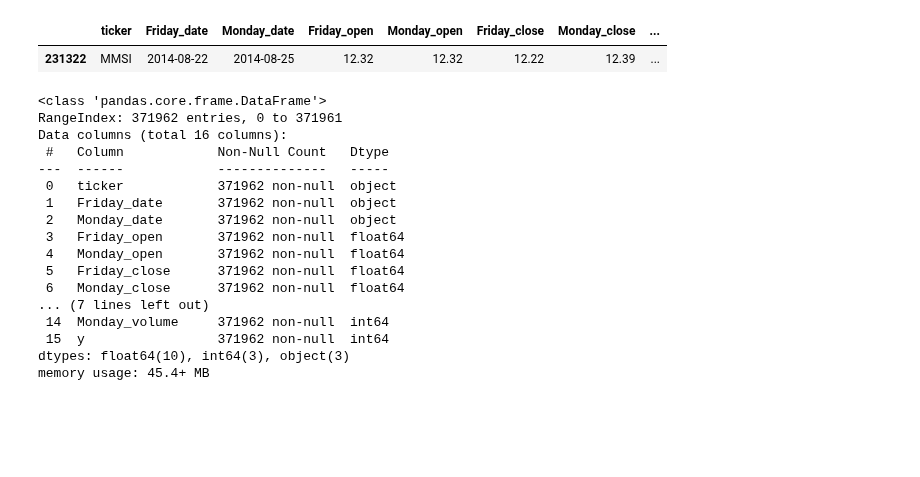
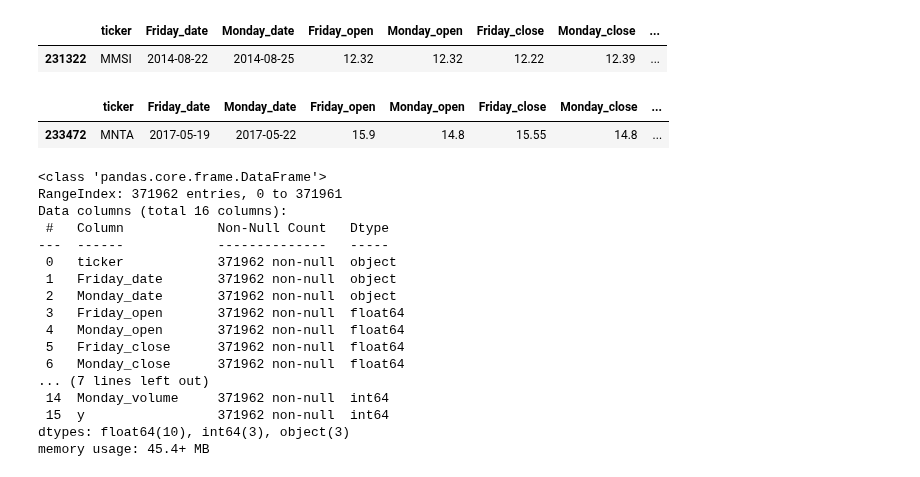
Before and after one commit to ghuckabe/DSTMarketAnalysis, a Jupyter notebook: kaggle_health_classify.ipynb, the cells around one changed output. Cells and saved outputs as stored; diff of their text form; code cells hidden in the pictures; blank space fills up the shorter version.

```diff
--- a/kaggle_health_classify.ipynb
+++ b/kaggle_health_classify.ipynb
@@ -389,6 +389,11 @@ combined_health.sample()
 combined_health.to_csv("data/Weekends_Health_Stocks.csv", index=False)
 # %%
 health = pd.read_csv('data/Weekends_Health_Stocks.csv')
+# %%
+health.sample()
+# %% [output]
+|  | ticker | Friday_date | Monday_date | Friday_open | Monday_open | Friday_close | Monday_close | ... |
+| 233472 | MNTA | 2017-05-19 | 2017-05-22 | 15.9 | 14.8 | 15.55 | 14.8 | ... |
 # %%
 health.info()
 # %% [output]
```
Also changed, not shown: parts of 20 cells of this notebook, 1 other file.
